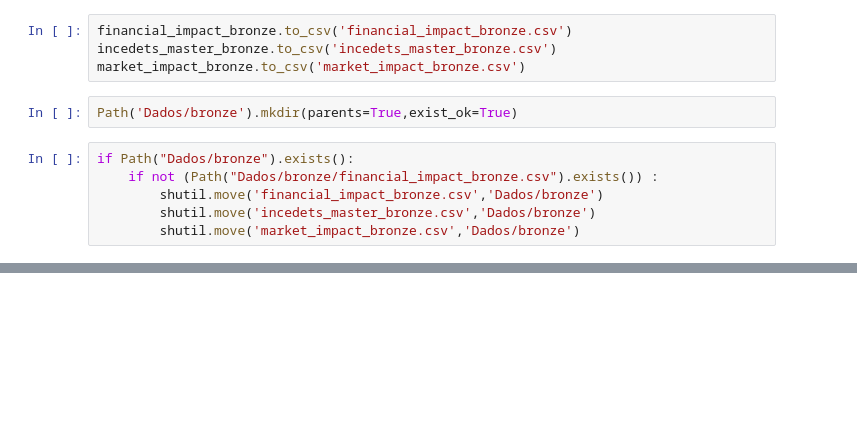
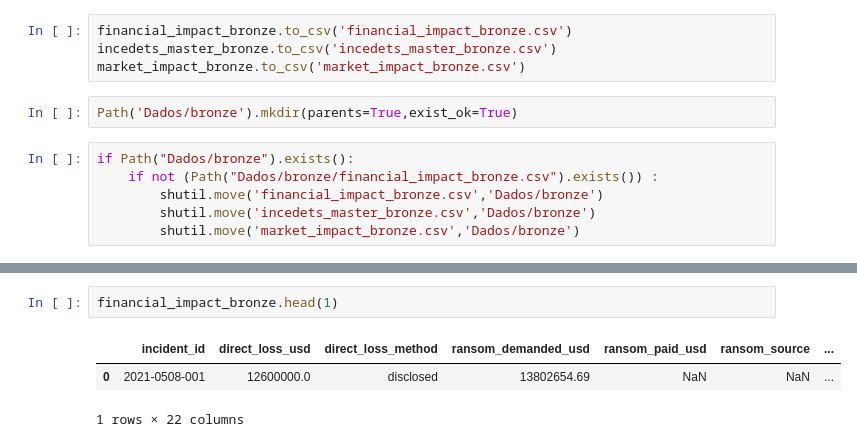
Before and after one commit to AlbertoGrey27/dataset_cyberseguran-a, a Jupyter notebook: dataset cybersecurity/main.ipynb, the cells around one changed output, grey strips where cells are left out. Drawn from its saved outputs; the diff is of its cells as text; blank space fills up the shorter version.

```diff
--- a/dataset cybersecurity/main.ipynb
+++ b/dataset cybersecurity/main.ipynb
@@ -229,0 +262,6 @@ if Path("Dados/bronze").exists():
+# %%
+financial_impact_bronze.head(1)
+# %% [output]
+|  | incident_id | direct_loss_usd | direct_loss_method | ransom_demanded_usd | ransom_paid_usd | ransom_source | ... |
+| 0 | 2021-0508-001 | 12600000.0 | disclosed | 13802654.69 | NaN | NaN | ... |
+1 rows × 22 columns
```
Also changed, not shown: parts of 16 cells of this notebook.
